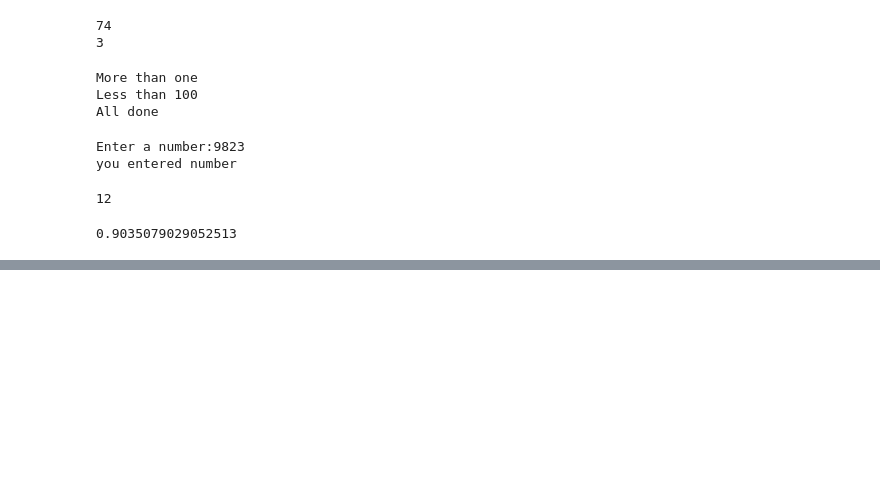
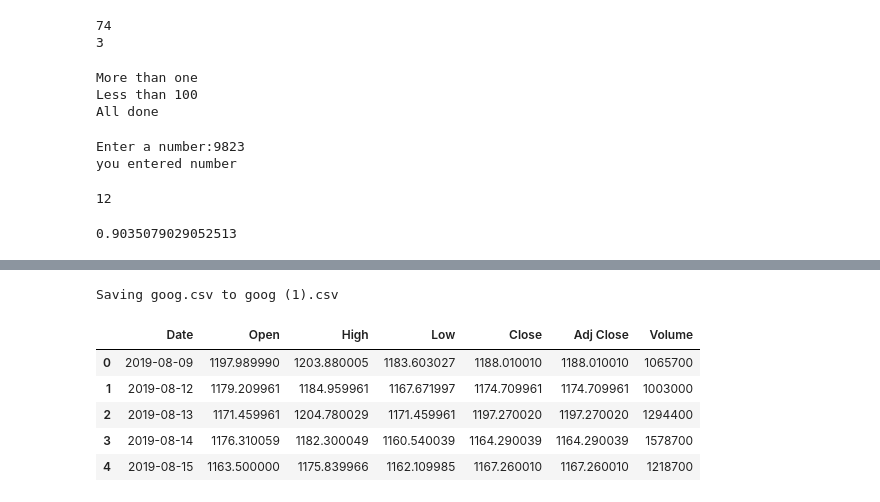
Before and after one commit to madhavnkb123/MLCode1, a Jupyter notebook: Python_Practice_Session.ipynb, the cells around one changed output, grey strips where cells are left out. Saved outputs shown, nothing was run; the diff lists cells and outputs as text; code cells hidden in the pictures; blank space fills up the shorter version.

```diff
--- a/Python_Practice_Session.ipynb
+++ b/Python_Practice_Session.ipynb
@@ -1080,0 +1006,6 @@ print("the sum of two integers=",sum)
+# %%
+from google.colab import files
+uploaded = files.upload()
+data = pd.read_csv("goog.csv")
+data.head()
+# %% [output]
@@ -1080,0 +1013,7 @@ print("the sum of two integers=",sum)
+Saving goog.csv to goog (1).csv
+|  | Date | Open | High | Low | Close | Adj Close | Volume |
+| 0 | 2019-08-09 | 1197.989990 | 1203.880005 | 1183.603027 | 1188.010010 | 1188.010010 | 1065700 |
+| 1 | 2019-08-12 | 1179.209961 | 1184.959961 | 1167.671997 | 1174.709961 | 1174.709961 | 1003000 |
+| 2 | 2019-08-13 | 1171.459961 | 1204.780029 | 1171.459961 | 1197.270020 | 1197.270020 | 1294400 |
+| 3 | 2019-08-14 | 1176.310059 | 1182.300049 | 1160.540039 | 1164.290039 | 1164.290039 | 1578700 |
+| 4 | 2019-08-15 | 1163.500000 | 1175.839966 | 1162.109985 | 1167.260010 | 1167.260010 | 1218700 |
```
Also changed, not shown: parts of 19 cells of this notebook.
